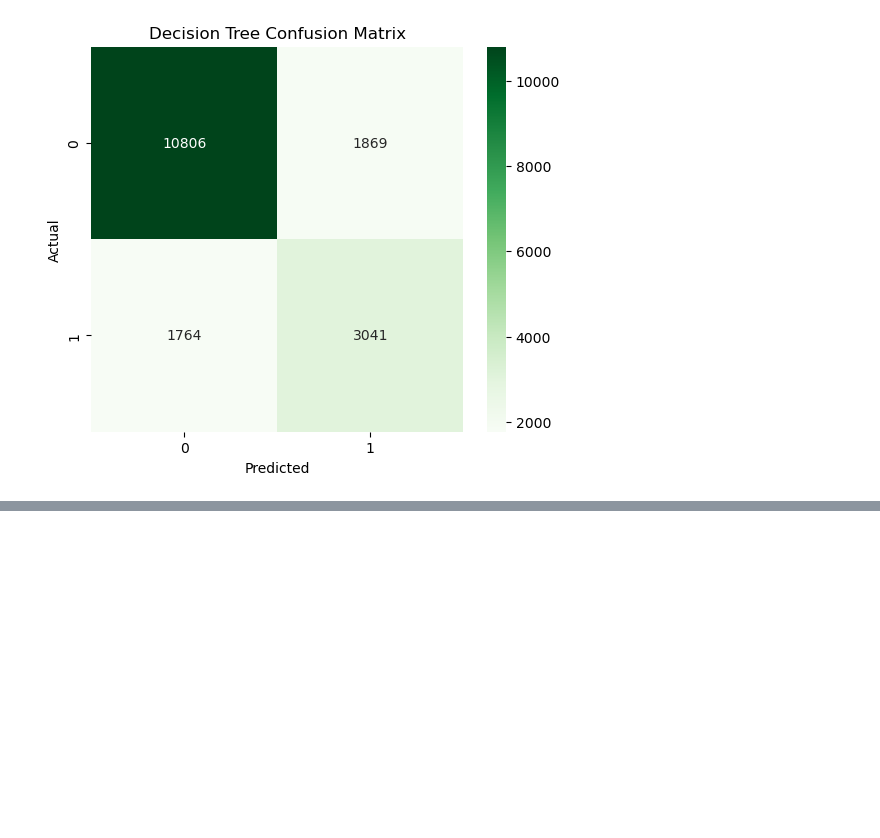
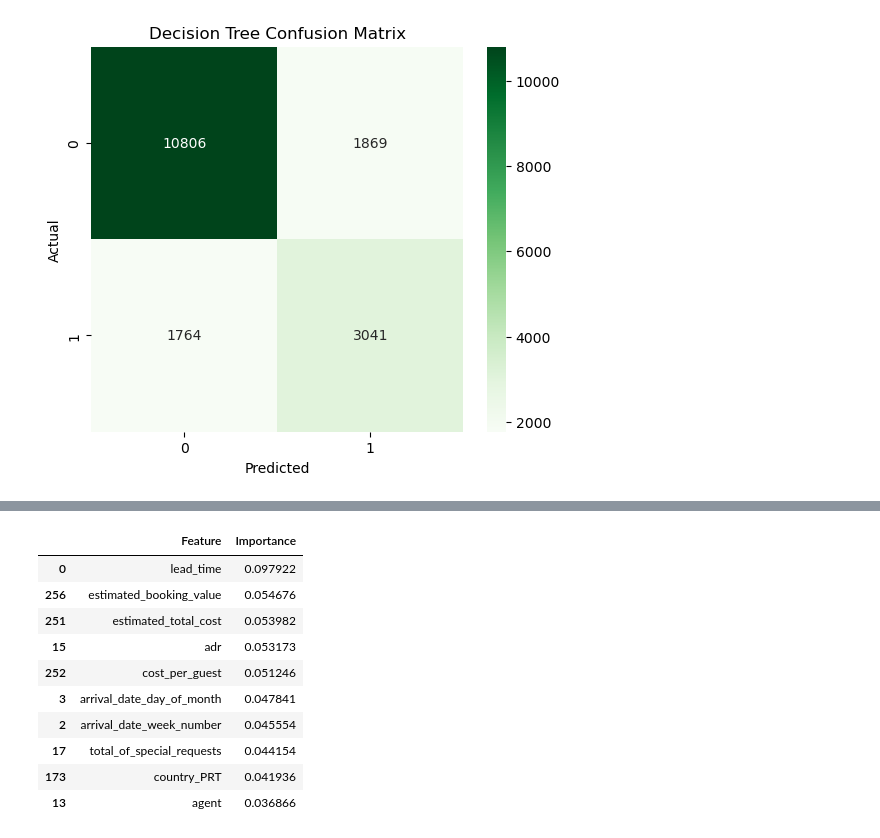
Before and after one commit to venkatjyoshitpotnuru/Hotel-Booking-Cancellation-Using-Ensemble-Learning, a Jupyter notebook: notebooks/Hotel_Booking_Ensemble_Study.ipynb.ipynb, the cells around one changed output, grey strips where cells are left out. Cells and saved outputs as stored; diff of their text form; code cells hidden in the pictures; blank space fills up the shorter version.

```diff
--- a/notebooks/Hotel_Booking_Ensemble_Study.ipynb.ipynb
+++ b/notebooks/Hotel_Booking_Ensemble_Study.ipynb.ipynb
@@ -588,0 +680,24 @@ plt.show()
+# %%
+feature_importance = pd.DataFrame({
+    "Feature": X.columns,
+    "Importance": rf_model.feature_importances_
+})
+
+feature_importance = feature_importance.sort_values(
+    by="Importance",
+    ascending=False
+)
+
+feature_importance.head(10)
+# %% [output]
+|  | Feature | Importance |
+| 0 | lead_time | 0.097922 |
+| 256 | estimated_booking_value | 0.054676 |
+| 251 | estimated_total_cost | 0.053982 |
+| 15 | adr | 0.053173 |
+| 252 | cost_per_guest | 0.051246 |
+| 3 | arrival_date_day_of_month | 0.047841 |
+| 2 | arrival_date_week_number | 0.045554 |
+| 17 | total_of_special_requests | 0.044154 |
+| 173 | country_PRT | 0.041936 |
+| 13 | agent | 0.036866 |
```
Also changed, not shown: parts of 10 cells of this notebook.
